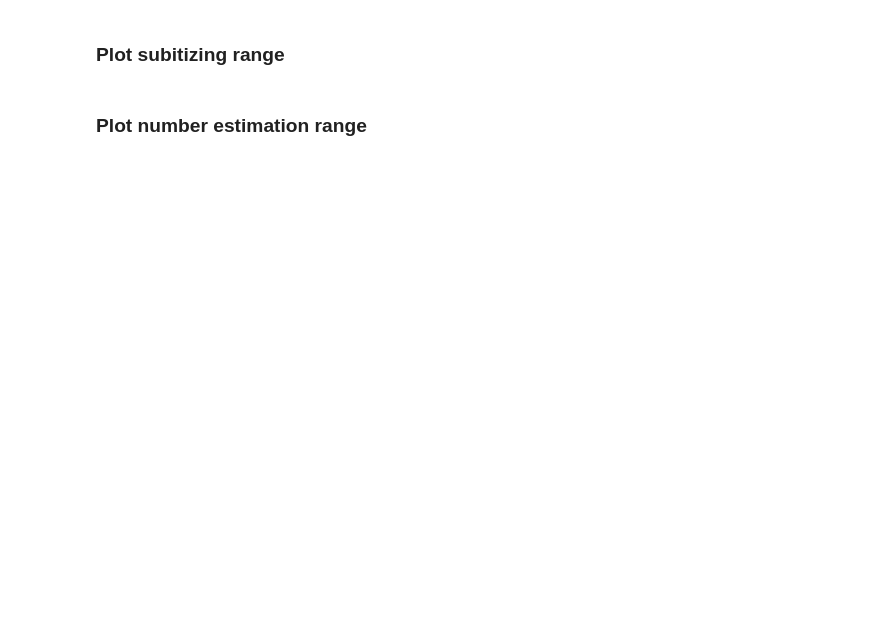
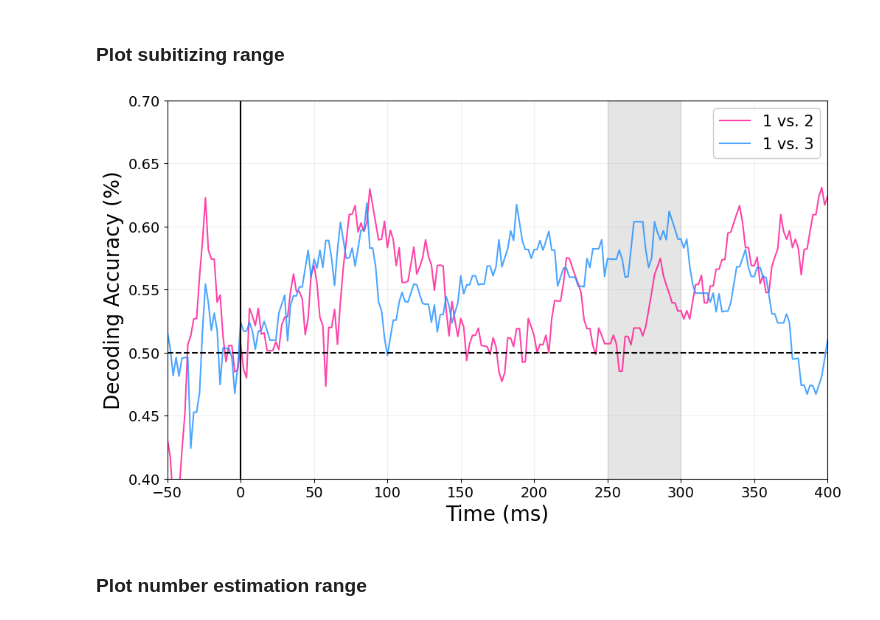
Before and after one commit to KazukiMaruo/2025_MINT, a Jupyter notebook: code/1st-level/3_decoding_visualization.ipynb, the cells around one changed output. Saved outputs shown, nothing was run; the diff lists cells and outputs as text; code cells hidden in the pictures; blank space fills up the shorter version.

```diff
--- a/code/1st-level/3_decoding_visualization.ipynb
+++ b/code/1st-level/3_decoding_visualization.ipynb
@@ -137,34 +141,36 @@ x = np.linspace(-100,1000,551)
 
 
 
 plt.figure(figsize=(10, 6))
 
 # Add a gray shaded area between 150ms and 250ms
-plt.axvspan(150, 200, color='gray', alpha=0.2)
+plt.axvspan(250, 300, color='gray', alpha=0.2)
 
 alpha=0.8
 plt.plot(x, data['1 vs. 2'], label='1 vs. 2', alpha=alpha, color = 'deeppink')
 plt.plot(x, data['1 vs. 3'], label='1 vs. 3', alpha=alpha, color = 'dodgerblue')
 
 
 # Customize the plot
 plt.xlabel('Time (ms)', size=20)
 plt.ylabel('Decoding Accuracy (%)', size=20)
 plt.legend(loc='upper right', fontsize=15, framealpha=1)
 plt.grid(alpha=0.2)
 plt.axvline(0, color='black')
 plt.axhline(0.5,color='black', linestyle='--')
 plt.tight_layout()
 plt.xlim(-50,400)
 plt.ylim(0.4, 0.7)
 # Increase font size for axis scales
 plt.tick_params(axis='both', which='major', labelsize=14)  # Adjust 'labelsize' as needed
 
 
 # save the image
 plt.savefig(f"{path}/{subject}/timeresolved_decoding_subitizing.png", dpi=300, bbox_inches='tight')
 
 plt.show()
+# %% [output]
+[figure, added]
 # %% [markdown]
 ### Plot number estimation range
 # %%
```
Also changed, not shown: parts of 5 cells of this notebook, 1 other file.
